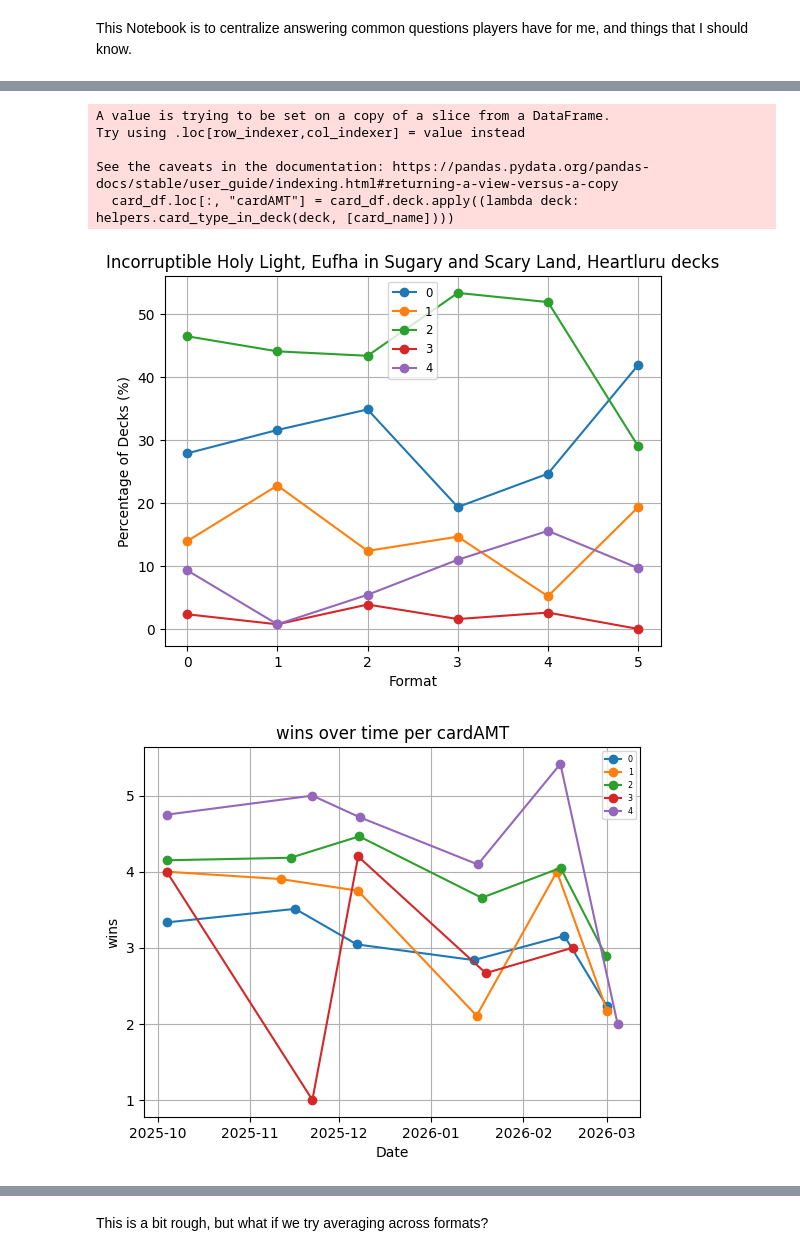
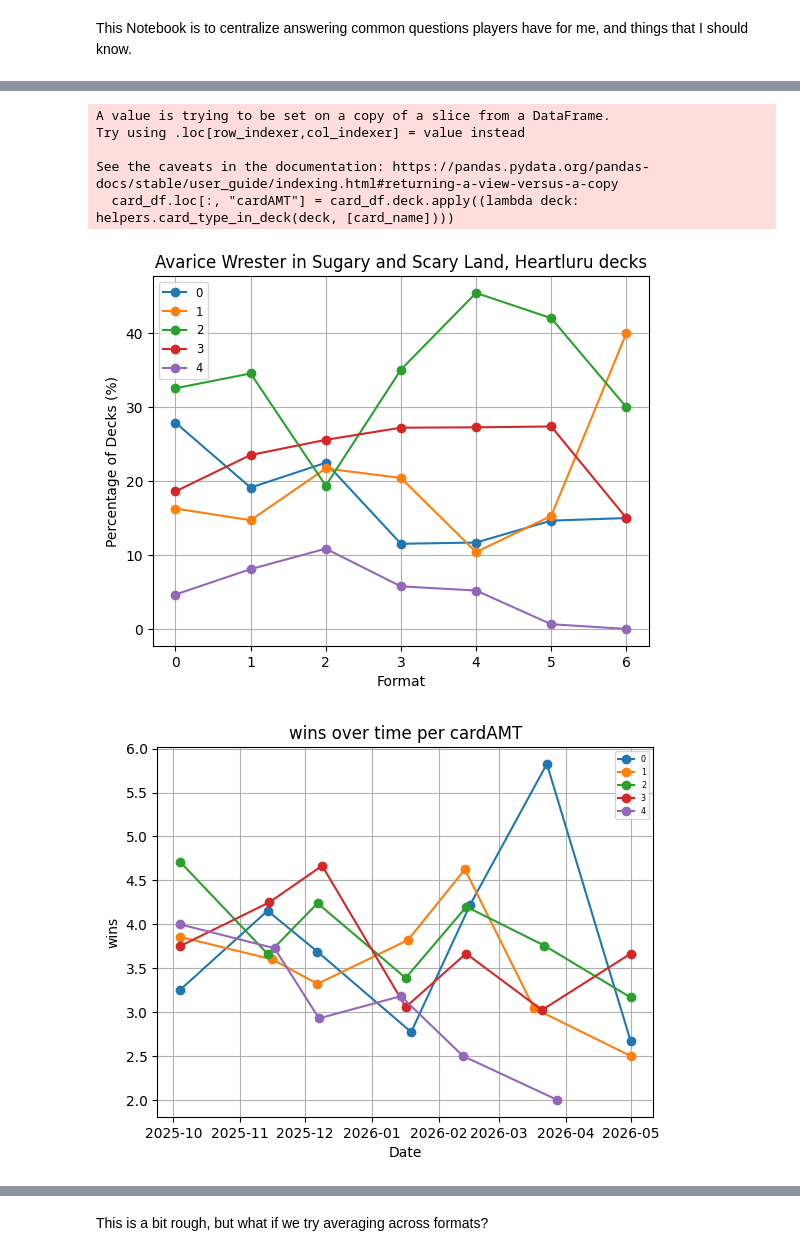
Before and after one commit to Silver-Sapphire/BCSanalysis, a Jupyter notebook: 06GraphingOverTime.ipynb, the cells around one changed output, grey strips where cells are left out. Drawn from its saved outputs; the diff is of its cells as text; code cells hidden in the pictures.

```diff
--- a/06GraphingOverTime.ipynb
+++ b/06GraphingOverTime.ipynb
@@ -66,21 +66,21 @@ formats = [
 ]
 # %%
 graph_card_peformance_for_boss(
-    # 'Avarice Wrester',
+    'Avarice Wrester',
     # "Block Horse",
-    "Incorruptible Holy Light, Eufha",
+    # "Incorruptible Holy Light, Eufha",
     "Sugary and Scary Land, Heartluru",
     full_df,
     formats
 )
 # %% [output]
 A value is trying to be set on a copy of a slice from a DataFrame.
 Try using .loc[row_indexer,col_indexer] = value instead
 
 See the caveats in the documentation: https://pandas.pydata.org/pandas-docs/stable/user_guide/indexing.html#returning-a-view-versus-a-copy
   card_df.loc[:, "cardAMT"] = card_df.deck.apply((lambda deck: helpers.card_type_in_deck(deck, [card_name])))
-[figure, old version]
+[figure, new version]
-[figure, old version]
+[figure, new version]
 # %%
 
 sleepers = results[results['count'] < 10]
```
Also changed, not shown: parts of 6 cells of this notebook, 2 other files.
